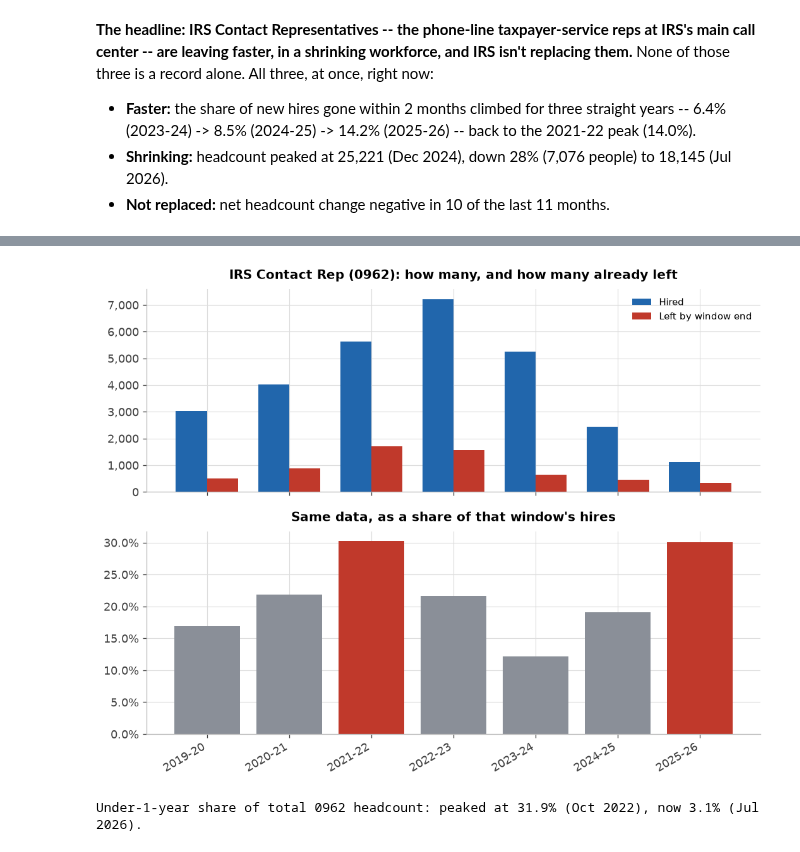
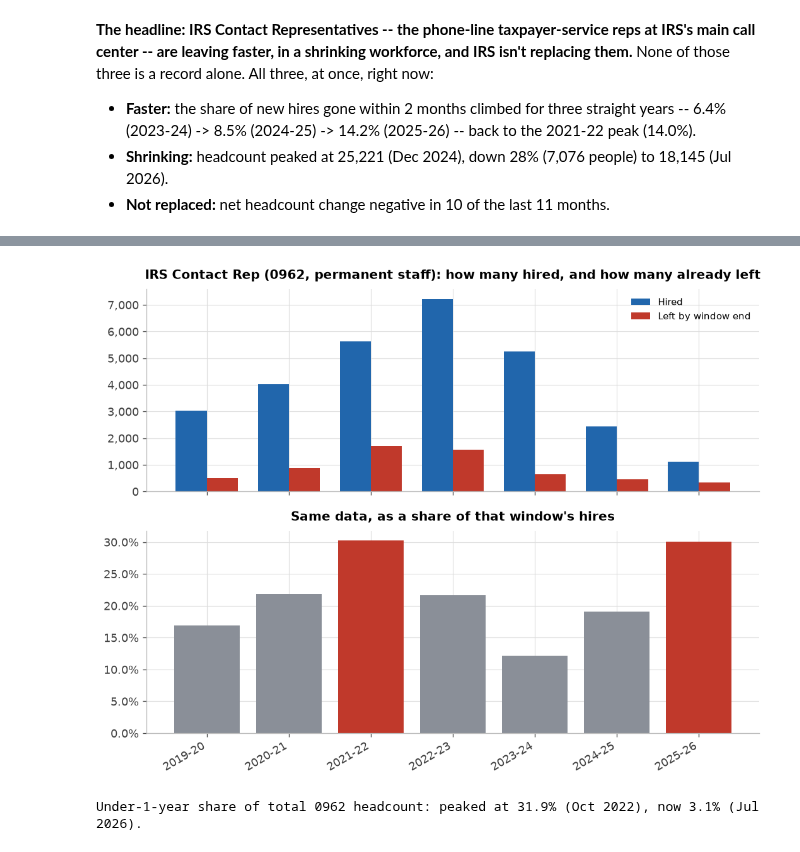
Before and after one commit to abigailhaddad/attrition-screen, a Jupyter notebook: attrition_screen.ipynb, the cells around one changed output, grey strips where cells are left out. Saved outputs shown, nothing was run; the diff lists cells and outputs as text; code cells hidden in the pictures.

```diff
--- a/attrition_screen.ipynb
+++ b/attrition_screen.ipynb
@@ -468,24 +468,24 @@ Headcount peaked at 25,221 (Dec 2024), now 18,145 (Jul 2026) -- down 28.1%.
 # %%
 # One image, two panels: raw counts (is this actually a big cohort?) stacked on the
 # rate (is the cohort's own attrition unusual?) -- neither panel alone tells the story.
 fig, (ax_n, ax_pct) = plt.subplots(2, 1, figsize=(9, 7), sharex=True)
 x = range(len(hist_df))
 width = 0.38
 ax_n.bar([i - width/2 for i in x], hist_df["Hires"], width=width, color=C_MAIN, label="Hired")
 ax_n.bar([i + width/2 for i in x], hist_df["Left by window end"], width=width, color=C_ALT, label="Left by window end")
-ax_n.set_title("IRS Contact Rep (0962): how many, and how many already left")
+ax_n.set_title("IRS Contact Rep (0962, permanent staff): how many hired, and how many already left")
 ax_n.yaxis.set_major_formatter(mtick.FuncFormatter(lambda v, _: f"{v:,.0f}"))
 ax_n.legend(fontsize=9)
 
 colors = [C_ALT if w.startswith("2025") or w.startswith("2021") else C_MUTED for w in hist_df["Hiring window"]]
 ax_pct.bar(x, hist_df["Exit %"], color=colors)
 ax_pct.set_title("Same data, as a share of that window's hires")
 ax_pct.yaxis.set_major_formatter(mtick.PercentFormatter())
 ax_pct.set_xticks(list(x)); ax_pct.set_xticklabels(hist_df["Hiring window"], rotation=30, ha="right")
 
 fig.tight_layout(); fig.savefig("figures/irs_0962_story.png")
 # %% [output]
-[figure, old version]
+[figure, new version]
 # %%
 # Composition check: how much of the workforce is even still a recent hire? Reuses the
 # same emp_all pull from the hero chart above (length_of_service_years per snapshot).
```
Also changed, not shown: parts of 2 cells of this notebook, 4 other files.
